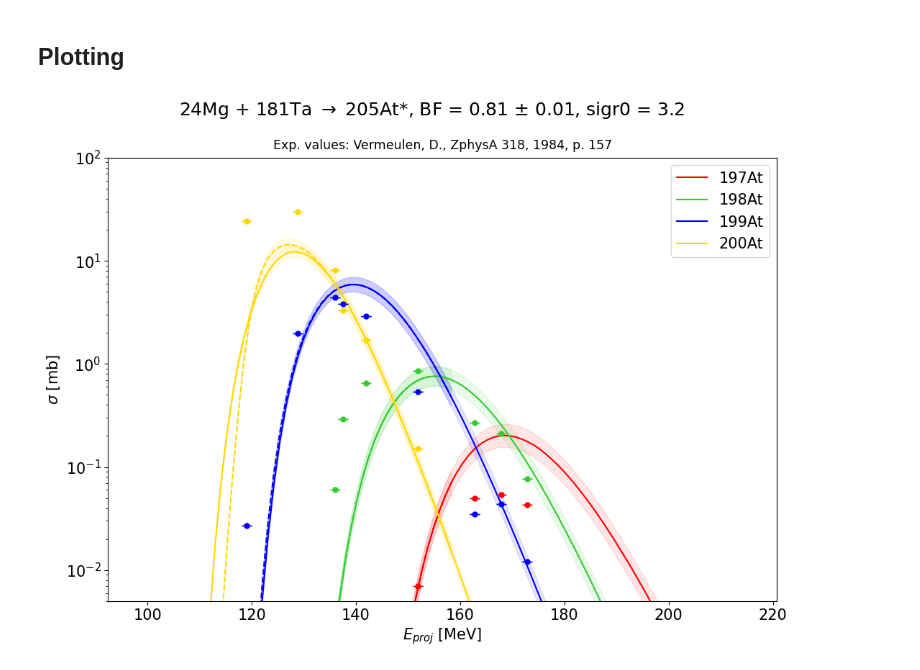
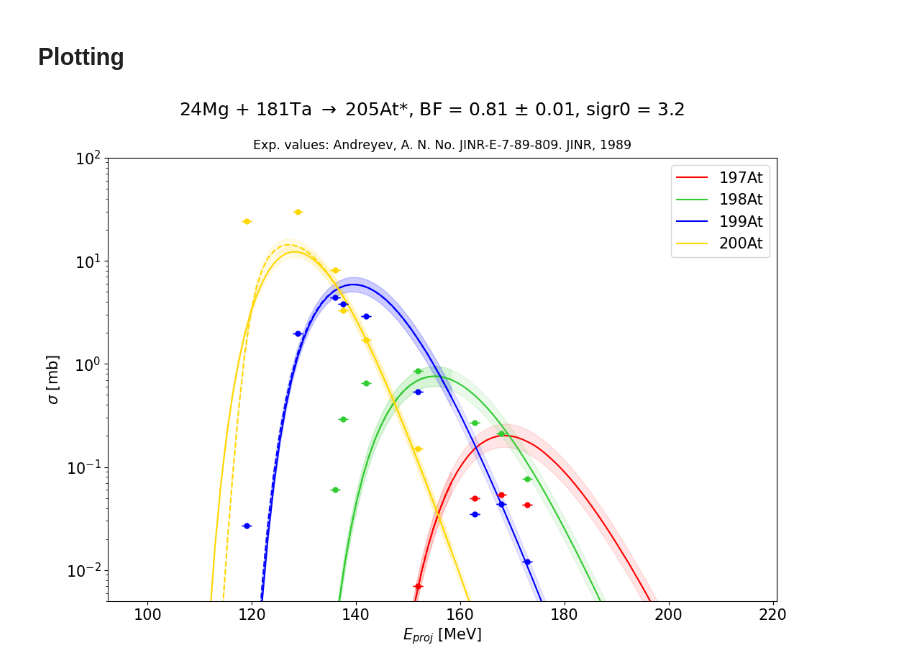
Before and after one commit to JozefMist/hivapJ, a Jupyter notebook: MyHivap/results/205at/205at_Andreyev_24Mg+181Ta.ipynb, the cells around one changed output. Cells and saved outputs as stored; diff of their text form; code cells hidden in the pictures.

```diff
--- a/MyHivap/results/205at/205at_Andreyev_24Mg+181Ta.ipynb
+++ b/MyHivap/results/205at/205at_Andreyev_24Mg+181Ta.ipynb
@@ -88,7 +88,7 @@ plt.semilogy()
 plt.ylim(5e-3, 1e2)
 # plt.xlim(100, 145)
 plt.suptitle(proj + ' + ' + trg + r' $\rightarrow$ ' + cn + '*, BF = ' + str(bf) + ' $\pm$ ' + str(bf_diff) + ', sigr0 = ' + str(sigr), va='top')
-plt.title('Exp. values: Vermeulen, D., ZphysA 318, 1984, p. 157', va='bottom', fontsize='small')
+plt.title('Exp. values: Andreyev, A. N. No. JINR-E-7-89-809. JINR, 1989', va='bottom', fontsize='small')
 if scale == mb:
     plt.ylabel('$\sigma$ [mb]')
 elif scale == ub:
@@ -103,31 +103,31 @@ sns.lineplot(x='E_lab', y='CS', hue='isotope', data=dfm0[dfm0['isotope'].isin(li
 ## assymetric errors
 # for i in range(len(exp)):
 #     (_, caps, _) = plt.errorbar(e_lab, exp[i], yerr=[err_min[i], err_max[i]], marker='.', capsize=5, color=colors[i], ls='none', markersize=10)
 #     for cap in caps:
 #         cap.set_markeredgewidth(1)
 
 # # symmetric errors
 # for i in range(len(exp)):
 #     (_, caps, _) = plt.errorbar(e_lab, exp[i], yerr=err[i], marker='.', capsize=5, color=colors[i], ls='none', markersize=10)
 #     for cap in caps:
 #         cap.set_markeredgewidth(1)
 
 # no errors
 for i in range(len(exp)):
     (_, caps, _) = plt.errorbar(e_lab, exp[i], yerr=0, marker='.', capsize=5, color=colors[i], ls='none', markersize=10)
     for cap in caps:
         cap.set_markeredgewidth(1)
 
 alpha_value = 0.1
 for i in range(plot_from+2, len(df10.columns)-plot_to):
     plt.fill_between(df10.iloc[:, 0],  df10.iloc[:, i], bf_low_10.iloc[:, i], color=colors[i-plot_from-2], alpha = alpha_value)
     plt.fill_between(df10.iloc[:, 0],  df10.iloc[:, i], bf_high_10.iloc[:, i], color=colors[i-plot_from-2], alpha = alpha_value)
     plt.fill_between(df0.iloc[:, 0],  df0.iloc[:, i], bf_low_0.iloc[:, i], color=colors[i-plot_from-2], alpha = alpha_value)
     plt.fill_between(df0.iloc[:, 0],  df0.iloc[:, i], bf_high_0.iloc[:, i], color=colors[i-plot_from-2], alpha = alpha_value)
 
 plt.rcParams.update({'font.size': 15})
 
 plt.savefig(proj + '_' + trg + '_' + cn + '_' + ch + '_barfac' + str(bf) + '_sigr' + str(sigr) + '_Andreyev.png')
 plt.savefig(proj + '_' + trg + '_' + cn + '_' + ch + '_barfac' + str(bf) + '_sigr' + str(sigr) + '_Adnreyev.pdf')
 # %% [output]
-[figure, old version]
+[figure, new version]
```
Also changed, not shown: 5 other files.
